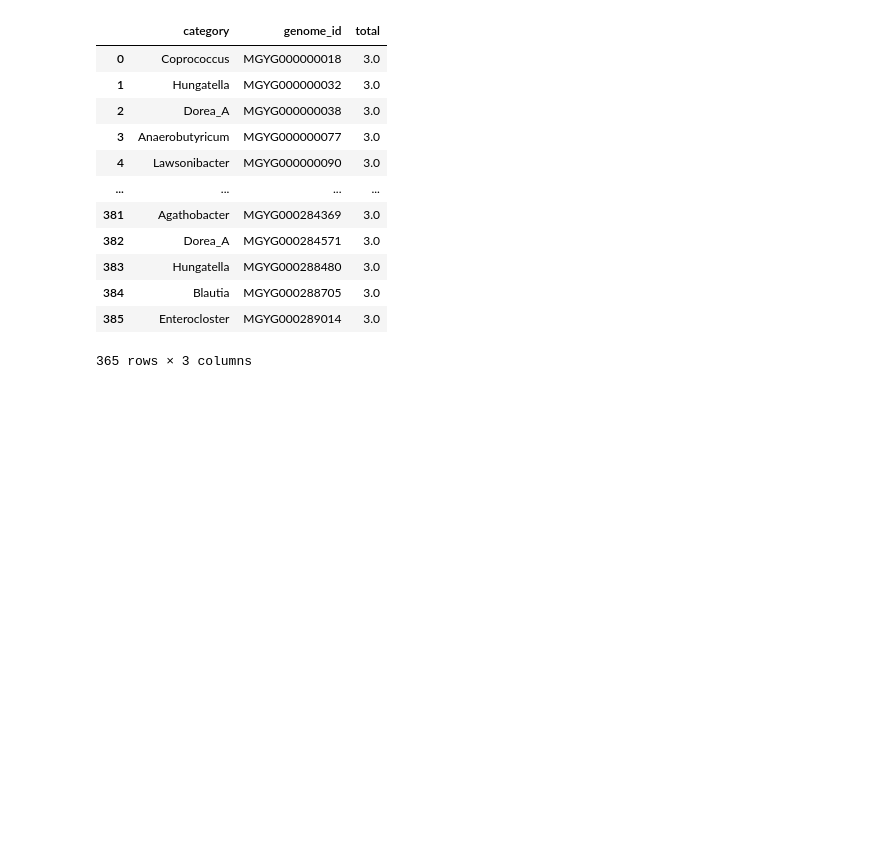
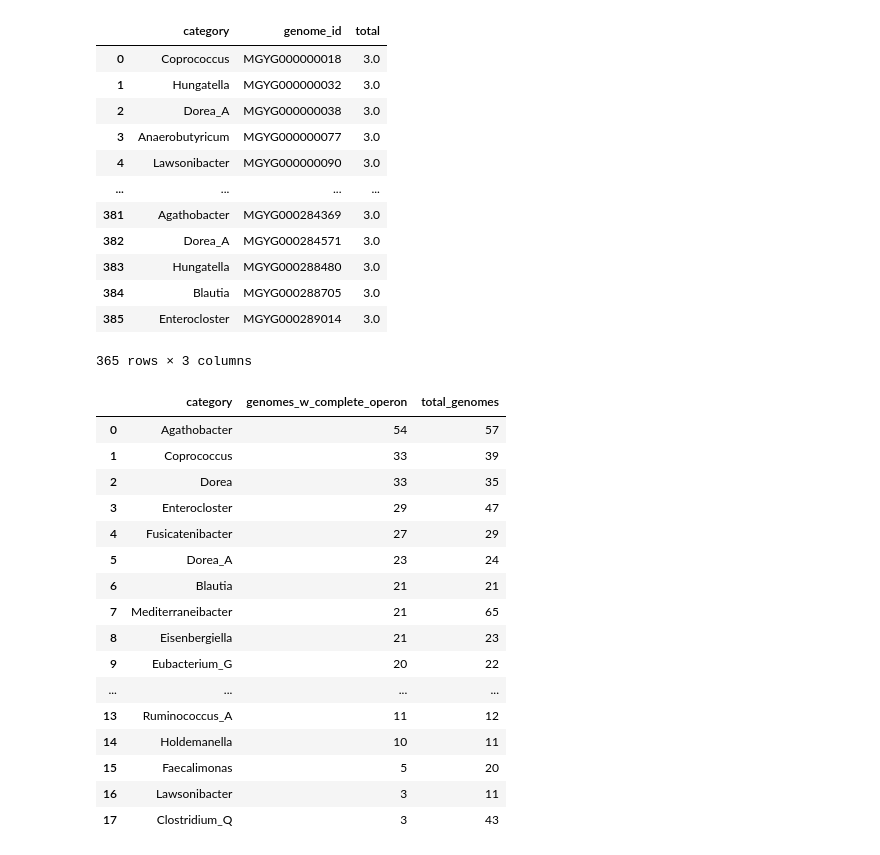
Before and after one commit to FischbachLab/nagashima_etal_sbp, a Jupyter notebook: sbp_in_firmicutes_genera/agg_occurrance_by_genera.ipynb, the cells around one changed output. Cells and saved outputs as stored; diff of their text form; code cells hidden in the pictures; blank space fills up the shorter version.

```diff
--- a/sbp_in_firmicutes_genera/agg_occurrance_by_genera.ipynb
+++ b/sbp_in_firmicutes_genera/agg_occurrance_by_genera.ipynb
@@ -292,7 +293,27 @@ complete_operons_df
 365 rows × 3 columns
 # %%
 genus_summary_df = complete_operons_df.value_counts("category").reset_index().rename(columns={0:"genomes_w_complete_operon"})
-pd.merge(genus_summary_df, summary_map_df, how="left", on="category").to_csv(output, index=False)
+genus_summary_df_out = pd.merge(genus_summary_df, summary_map_df, how="left", on="category")
+genus_summary_df_out.to_csv(output, index=False)
+genus_summary_df_out
+# %% [output]
+|  | category | genomes_w_complete_operon | total_genomes |
+| 0 | Agathobacter | 54 | 57 |
+| 1 | Coprococcus | 33 | 39 |
+| 2 | Dorea | 33 | 35 |
+| 3 | Enterocloster | 29 | 47 |
+| 4 | Fusicatenibacter | 27 | 29 |
+| 5 | Dorea_A | 23 | 24 |
+| 6 | Blautia | 21 | 21 |
+| 7 | Mediterraneibacter | 21 | 65 |
+| 8 | Eisenbergiella | 21 | 23 |
+| 9 | Eubacterium_G | 20 | 22 |
+| ... | ... | ... | ... |
+| 13 | Ruminococcus_A | 11 | 12 |
+| 14 | Holdemanella | 10 | 11 |
+| 15 | Faecalimonas | 5 | 20 |
+| 16 | Lawsonibacter | 3 | 11 |
+| 17 | Clostridium_Q | 3 | 43 |
 # %%
 # def summarize_results2(df, min_bit_score=None, evalue_cutoff=None, min_perc_id=None):
 #     if min_bit_score is None:
```
Also changed, not shown: parts of 1 cell of this notebook, 11 other files.
